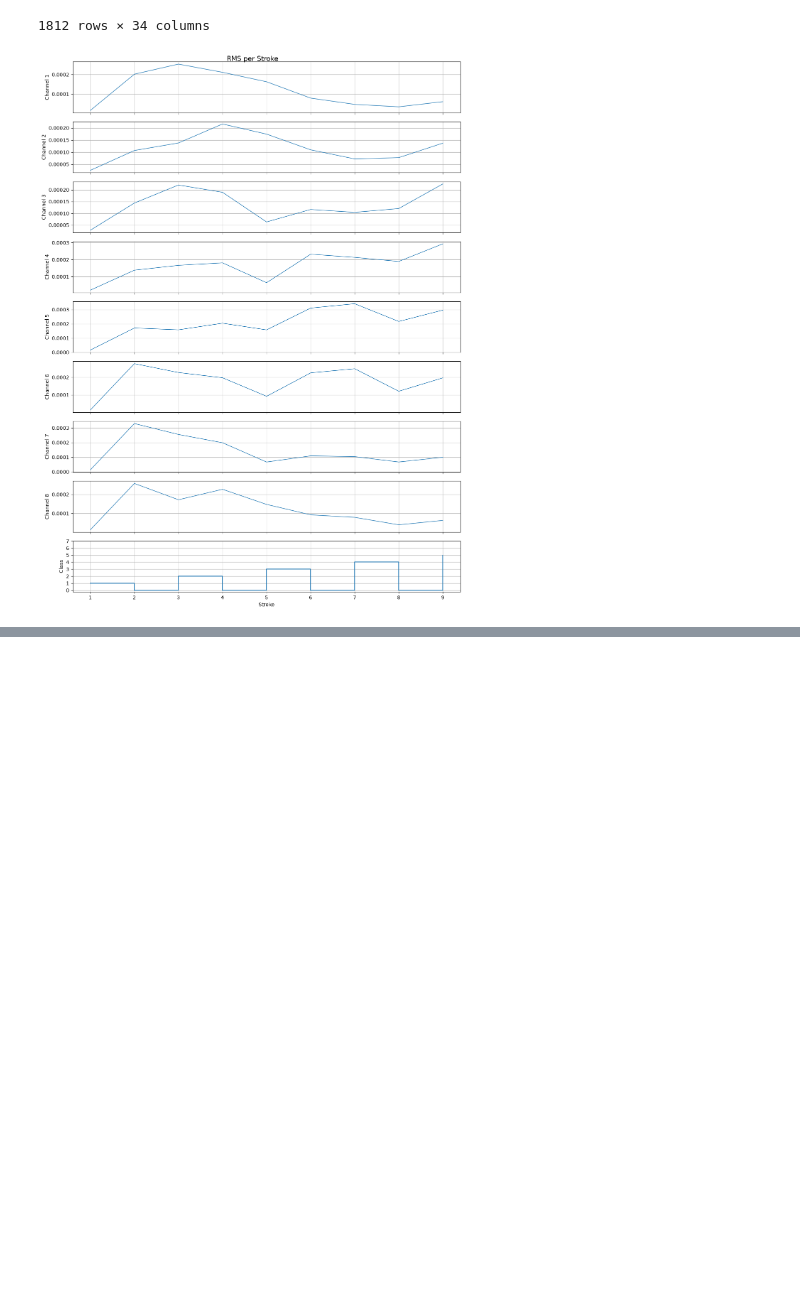
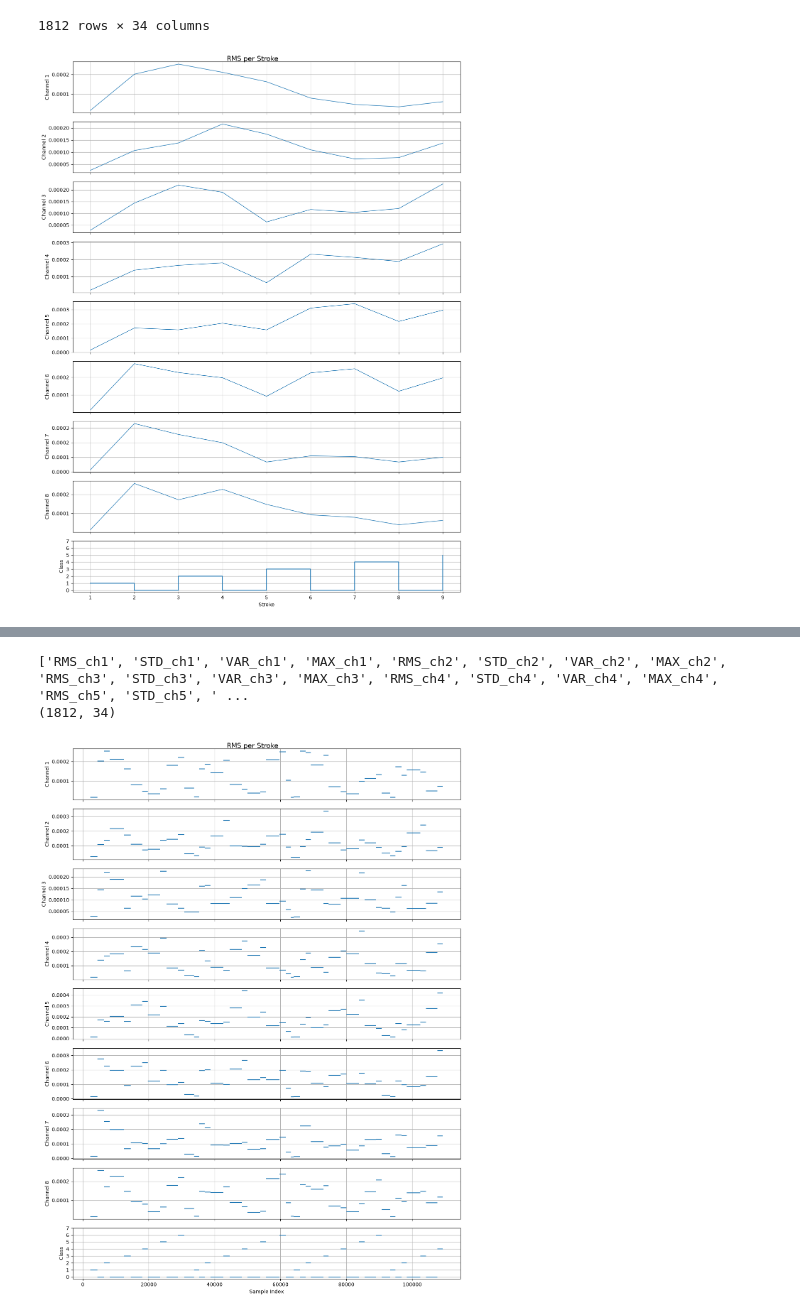
Before and after one commit to laauritaa/S-S_EMG, a Jupyter notebook: Data_Features.ipynb, the cells around one changed output, grey strips where cells are left out. Saved outputs shown, nothing was run; the diff lists cells and outputs as text; code cells hidden in the pictures; blank space fills up the shorter version.

```diff
--- a/Data_Features.ipynb
+++ b/Data_Features.ipynb
@@ -433,0 +462,65 @@ plt.show()
+# %%
+print(features_df.columns.tolist())
+print(features_df.shape)
+# %% [output]
+['RMS_ch1', 'STD_ch1', 'VAR_ch1', 'MAX_ch1', 'RMS_ch2', 'STD_ch2', 'VAR_ch2', 'MAX_ch2', 'RMS_ch3', 'STD_ch3', 'VAR_ch3', 'MAX_ch3', 'RMS_ch4', 'STD_ch4', 'VAR_ch4', 'MAX_ch4', 'RMS_ch5', 'STD_ch5', ' ...
+(1812, 34)
+# %%
+
+# Select stroke range
+start_stroke = 1
+end_stroke = 45
+
+# Use the same groups that were used to create strokes
+groups = list(data.groupby("gesture_block", sort=False))
+
+assert len(groups) == len(features_df), "Groups and features do not match!"
+
+# Create figure
+fig, axes = plt.subplots(9, 1, figsize=(12, 16), sharex=True)
+
+for i in range(start_stroke, min(end_stroke, len(groups))):
+
+    # Get original sample indices for this stroke
+    _, group = groups[i]
+
+    start_idx = group.index[0]
+    end_idx = group.index[-1] + 1
+
+    # Plot RMS for each channel
+    for ch in range(8):
+
+        rms = features_df.iloc[i][f"RMS_ch{ch+1}"]
+
+        axes[ch].hlines(
+            rms,
+            start_idx,
+            end_idx,
+            linewidth=1.5
+        )
+
+    # Plot corresponding class
+    axes[8].hlines(
+        features_df.iloc[i]["class"],
+        start_idx,
+        end_idx,
+        linewidth=1.5
+    )
+
+# Format channel plots
+for ch in range(8):
+    axes[ch].set_ylabel(f"Channel {ch+1}")
+    axes[ch].grid(True)
+
+# Format class plot
+axes[8].set_ylabel("Class")
+axes[8].set_xlabel("Sample Index")
+axes[8].set_yticks(sorted(features_df["class"].unique()))
+axes[8].grid(True)
+
+fig.suptitle("RMS per Stroke", fontsize=14)
+
+plt.tight_layout()
+plt.show()
+# %% [output]
+[figure, added]
```
Also changed, not shown: parts of 5 cells of this notebook, 1 other file.
